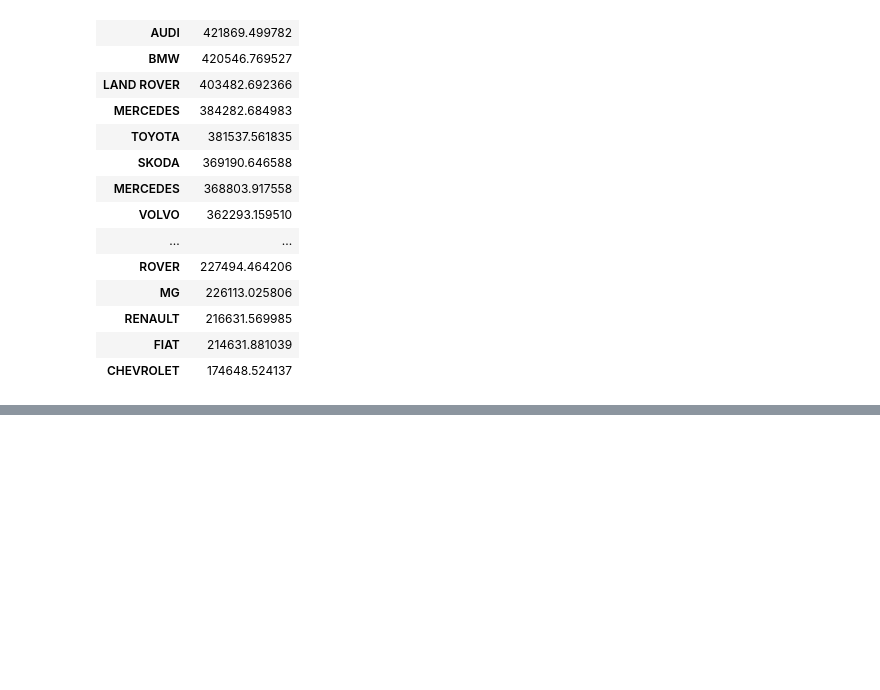
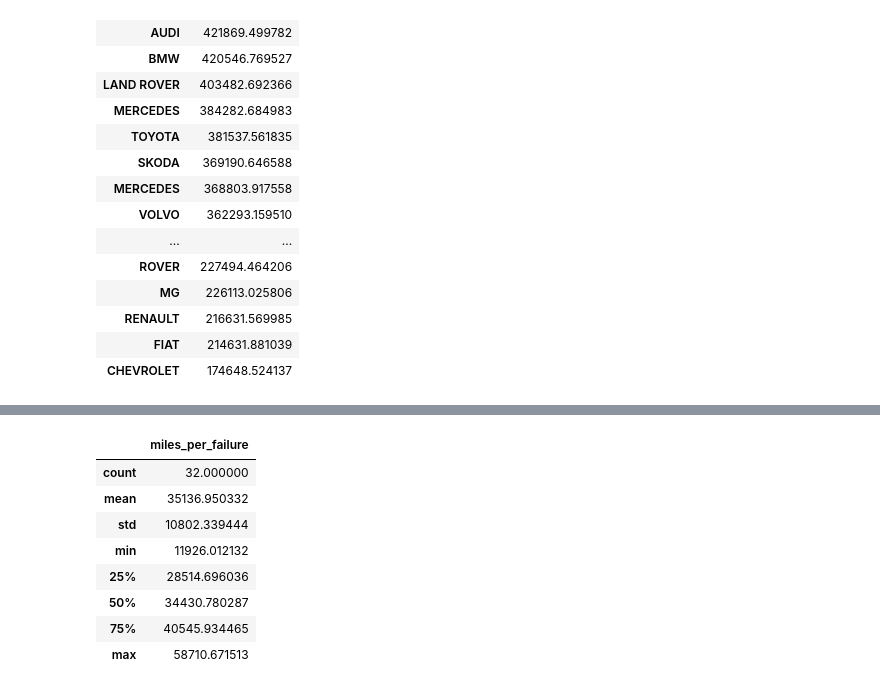
Before and after one commit to michalc/dft-mot-analysis, a Jupyter notebook: explore.ipynb, the cells around one changed output, grey strips where cells are left out. Cells and saved outputs as stored; diff of their text form; code cells hidden in the pictures; blank space fills up the shorter version.

```diff
--- a/explore.ipynb
+++ b/explore.ipynb
@@ -932,0 +1010,12 @@ plt.savefig("graph.svg")
+# %%
+df.describe()
+# %% [output]
+|  | miles_per_failure |
+| count | 32.000000 |
+| mean | 35136.950332 |
+| std | 10802.339444 |
+| min | 11926.012132 |
+| 25% | 28514.696036 |
+| 50% | 34430.780287 |
+| 75% | 40545.934465 |
+| max | 58710.671513 |
```
Also changed, not shown: parts of 3 cells of this notebook.
